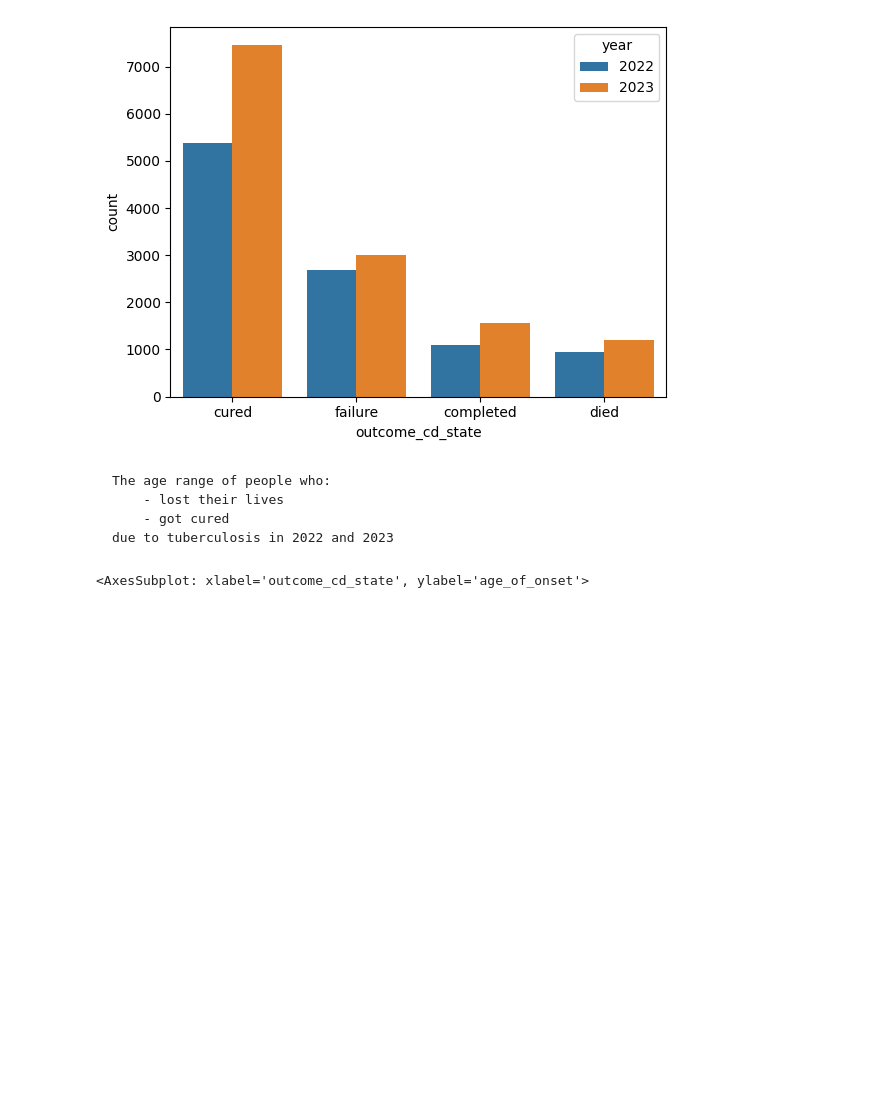
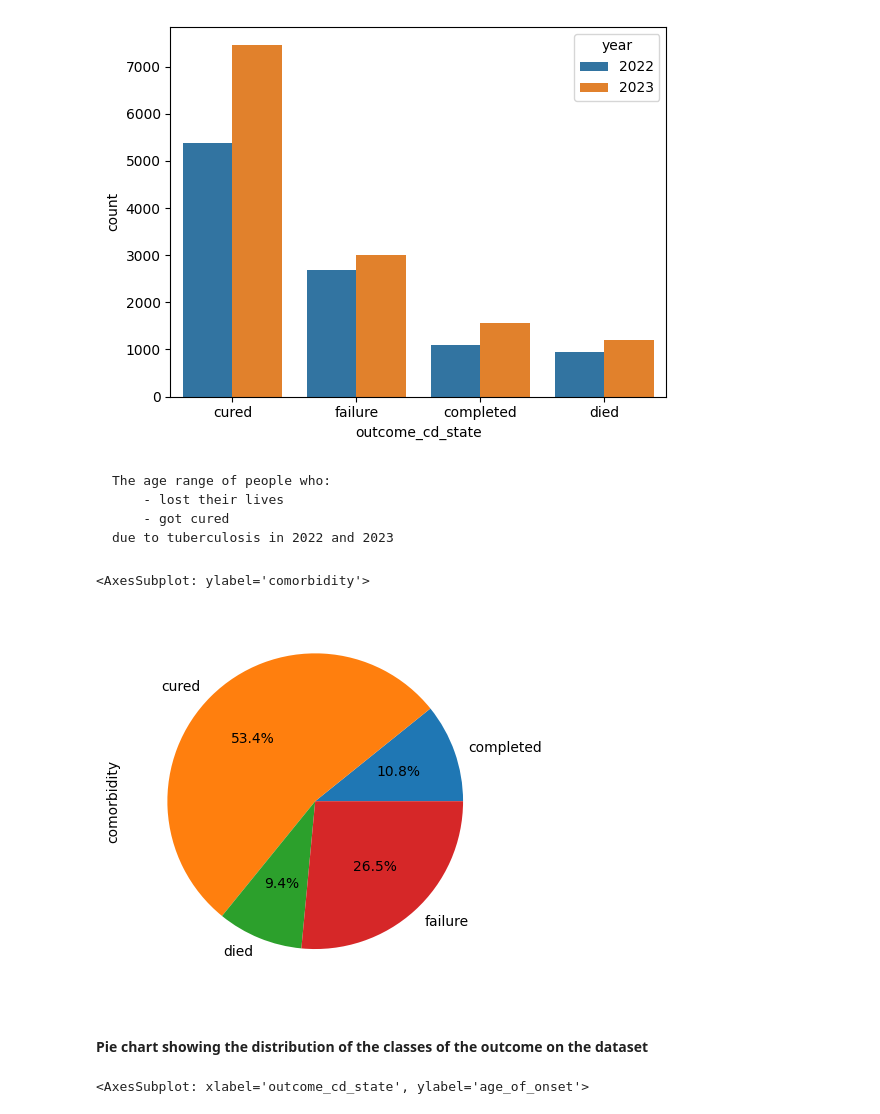
Before and after one commit to Taoheed-O/Tuberculosis_Survival_prediction, a Jupyter notebook: Data_analysis.ipynb, the cells around one changed output. Drawn from its saved outputs; the diff is of its cells as text; code cells hidden in the pictures; blank space fills up the shorter version.

```diff
--- a/Data_analysis.ipynb
+++ b/Data_analysis.ipynb
@@ -725,6 +718,13 @@ sns.countplot(data=patients_total, x='outcome_cd_state', hue='year')
         - lost their lives
         - got cured
     due to tuberculosis in 2022 and 2023
+# %%
+patients_total_2022.groupby(['outcome_cd_state'])['comorbidity'].count().plot(kind='pie', autopct='%.1f%%')
+# %% [output]
+<AxesSubplot: ylabel='comorbidity'>
+[figure, added]
+# %% [markdown]
+#### Pie chart showing the distribution of the classes of the outcome on the dataset
 # %%
 plt.figure(figsize=(15, 8))
 sns.barplot(data=patients_total, x='outcome_cd_state', y='age_of_onset', hue='year')
```
Also changed, not shown: parts of 2 cells of this notebook, 1 other file.
